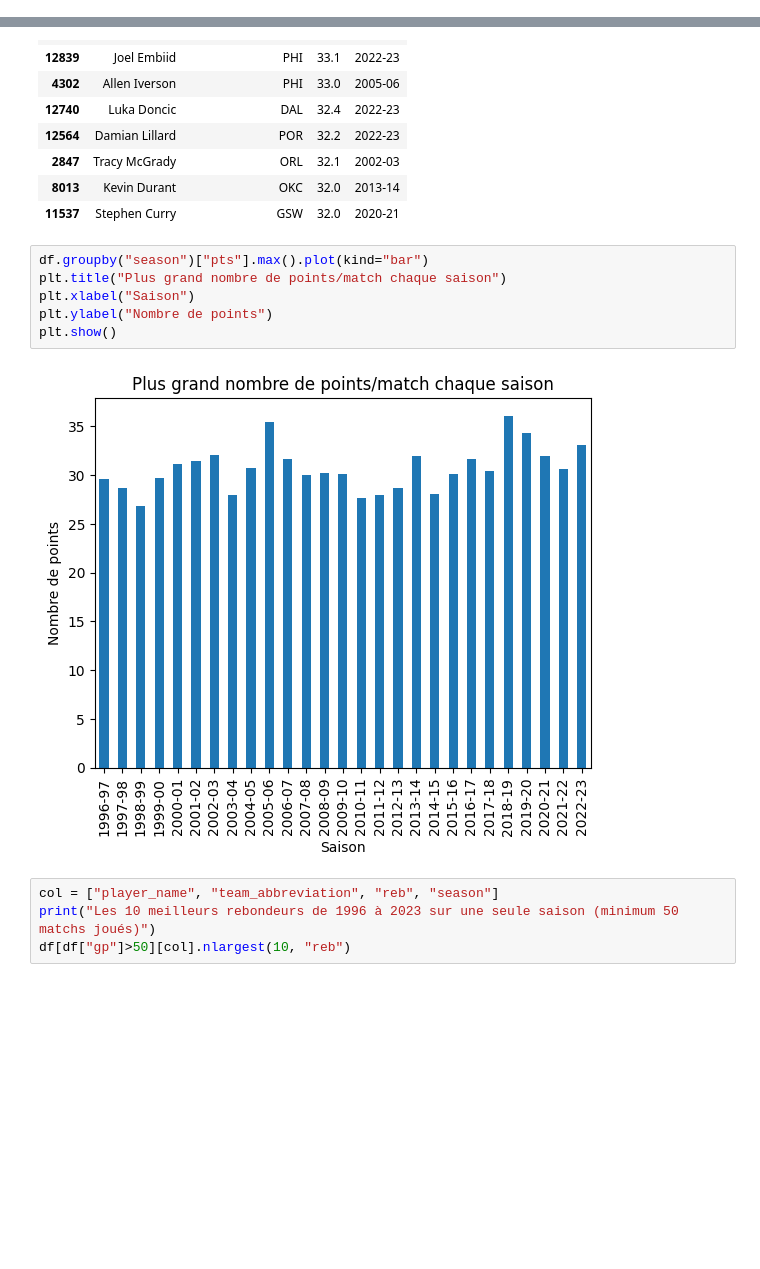
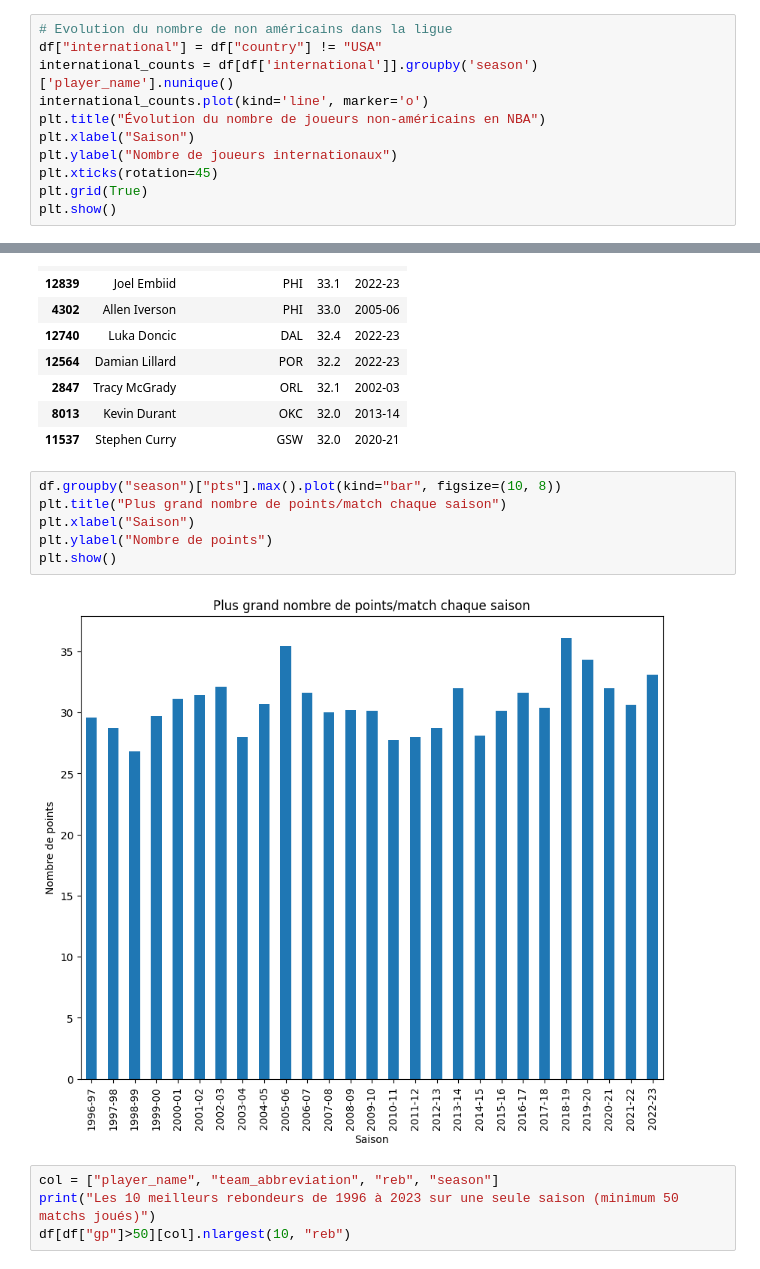
Before and after one commit to TAMINE-CYRIL/NBAStats, a Jupyter notebook: notebook.ipynb, the cells around one changed output, grey strips where cells are left out. Drawn from its saved outputs; the diff is of its cells as text; blank space fills up the shorter version.

```diff
--- a/notebook.ipynb
+++ b/notebook.ipynb
@@ -180,2 +180,13 @@ Text(0.5, 0, 'Taille moyenne (cm)')
 # %% [markdown]
 On remarque que la taille moyenne n'a pas évolué en 25 ans, et régresse légèrement ces dernières saisons.
+# %%
+# Evolution du nombre de non américains dans la ligue
+df["international"] = df["country"] != "USA"
+international_counts = df[df['international']].groupby('season')['player_name'].nunique()
+international_counts.plot(kind='line', marker='o')
+plt.title("Évolution du nombre de joueurs non-américains en NBA")
+plt.xlabel("Saison")
+plt.ylabel("Nombre de joueurs internationaux")
+plt.xticks(rotation=45)
+plt.grid(True)
+plt.show()
@@ -200,13 +213,13 @@ Les 10 meilleurs scoreurs de 1996 à 2023 sur une seule saison
 | 8013 | Kevin Durant | OKC | 32.0 | 2013-14 |
 | 11537 | Stephen Curry | GSW | 32.0 | 2020-21 |
 # %%
-df.groupby("season")["pts"].max().plot(kind="bar")
+df.groupby("season")["pts"].max().plot(kind="bar", figsize=(10, 8))
 plt.title("Plus grand nombre de points/match chaque saison")
 plt.xlabel("Saison")
 plt.ylabel("Nombre de points")
 plt.show()
 # %% [output]
-[figure, old version]
+[figure, new version]
 # %%
 col = ["player_name", "team_abbreviation", "reb", "season"]
 print("Les 10 meilleurs rebondeurs de 1996 à 2023 sur une seule saison (minimum 50 matchs joués)")
```
Also changed, not shown: parts of 3 cells of this notebook.
